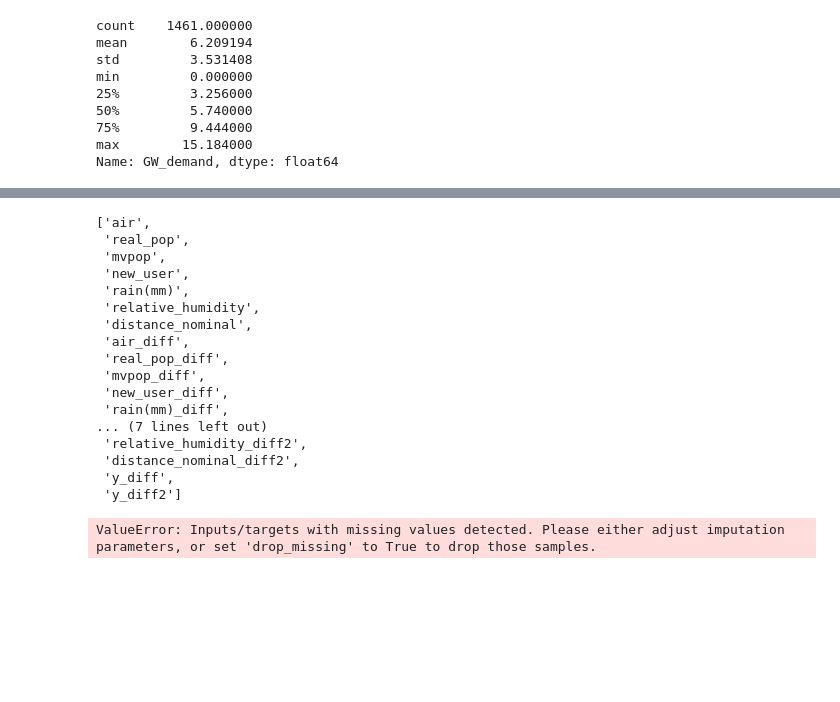
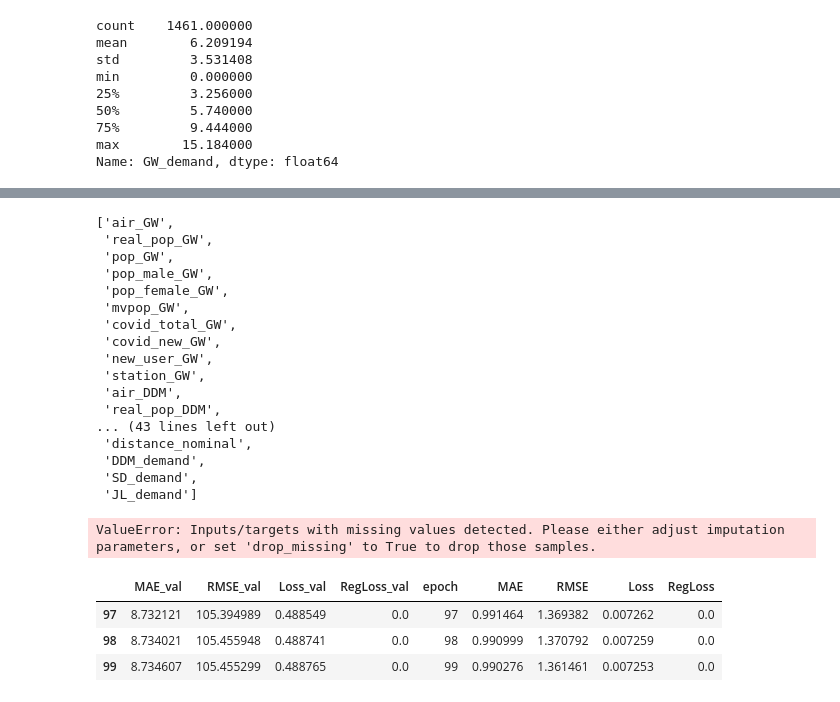
Before and after one commit to OnedayOneyeah/ImForSicksHeaven, a Jupyter notebook: models/prophet/practice_NeuralProphet.ipynb, the cells around one changed output, grey strips where cells are left out. Drawn from its saved outputs; the diff is of its cells as text; code cells hidden in the pictures; blank space fills up the shorter version.

```diff
--- a/models/prophet/practice_NeuralProphet.ipynb
+++ b/models/prophet/practice_NeuralProphet.ipynb
@@ -104,36 +136,36 @@ data_pret
 # %%
 #train test split
 cutoff = "2021-01-01" #데이터 분할 기준
-train = data_pret[data_pret['ds']<cutoff]
-test = data_pret[data_pret['ds']>=cutoff]
+train = data[data['ds']<cutoff]
+test = data[data['ds']>=cutoff]
 # %%
 #최종독립변수 이름 생성
-col_lst=data_pret.columns
+col_lst=data.columns
 col_lst=col_lst.drop(['ds','y'])
 col_lst=list(col_lst)
 col_lst
 # %% [output]
-['air',
- 'real_pop',
- 'mvpop',
- 'new_user',
- 'rain(mm)',
- 'relative_humidity',
+['air_GW',
+ 'real_pop_GW',
+ 'pop_GW',
+ 'pop_male_GW',
+ 'pop_female_GW',
+ 'mvpop_GW',
+ 'covid_total_GW',
+ 'covid_new_GW',
+ 'new_user_GW',
+ 'station_GW',
+ 'air_DDM',
+ 'real_pop_DDM',
+... (43 lines left out)
  'distance_nominal',
- 'air_diff',
- 'real_pop_diff',
- 'mvpop_diff',
- 'new_user_diff',
- 'rain(mm)_diff',
-... (7 lines left out)
- 'relative_humidity_diff2',
- 'distance_nominal_diff2',
- 'y_diff',
- 'y_diff2']
+ 'DDM_demand',
+ 'SD_demand',
+ 'JL_demand']
 # %%
 m = NeuralProphet(
 
-growth='linear', # 추세 유형 설정(linear, discontinuous, off 중 선택 가능)
+growth='off', # 추세 유형 설정(linear, discontinuous, off 중 선택 가능)
 
 yearly_seasonality=True, #년간 계절성 설정
 
@@ -147,7 +179,7 @@ epochs=30,#학습 횟수 설정
 
 learning_rate=0.1, # 학습률 설정
 
-n_lags= 2, #lag를 2까지 사용하였으므로, lag를 2로 설정
+n_lags= 0, #lag를 2까지 사용하였으므로, lag를 2로 설정
 
 )
 
@@ -155,6 +187,13 @@ n_lags= 2, #lag를 2까지 사용하였으므로, lag를 2로 설정
 m = m.add_lagged_regressor(names=col_lst, normalize="minmax")
 
 #학습 수행
-metrics = m.fit(train, freq='h', validation_df=test, progress='plot')
+metrics = m.fit(train, freq='h', validation_df=test)
 # %% [output]
 ValueError: Inputs/targets with missing values detected. Please either adjust imputation parameters, or set 'drop_missing' to True to drop those samples.
+# %%
+metrics.tail(3)
+# %% [output]
+|  | MAE_val | RMSE_val | Loss_val | RegLoss_val | epoch | MAE | RMSE | Loss | RegLoss |
+| 97 | 8.732121 | 105.394989 | 0.488549 | 0.0 | 97 | 0.991464 | 1.369382 | 0.007262 | 0.0 |
+| 98 | 8.734021 | 105.455948 | 0.488741 | 0.0 | 98 | 0.990999 | 1.370792 | 0.007259 | 0.0 |
+| 99 | 8.734607 | 105.455299 | 0.488765 | 0.0 | 99 | 0.990276 | 1.361461 | 0.007253 | 0.0 |
```
Also changed, not shown: parts of 8 cells of this notebook, 3 other files.
